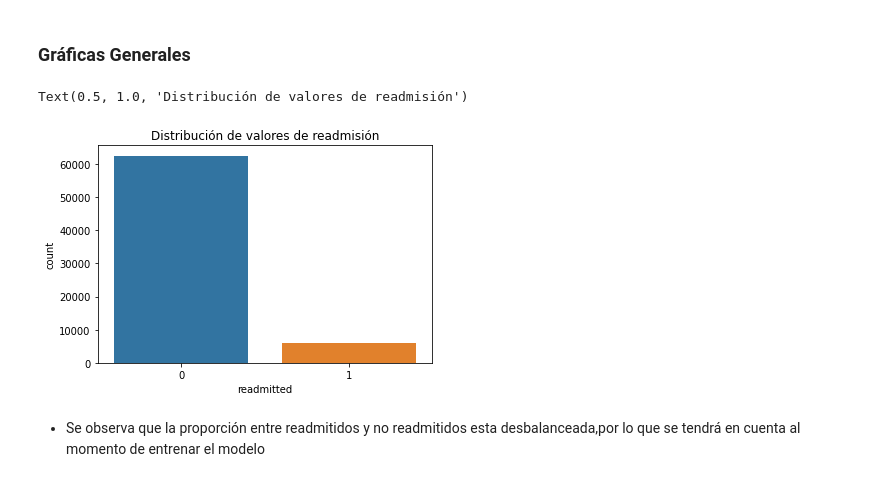
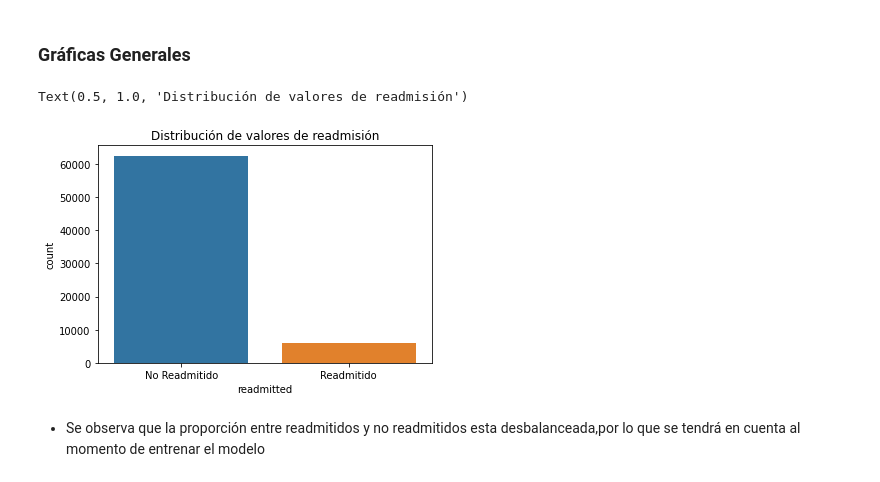
Before and after one commit to steven0197/ifood_diabetes, a Jupyter notebook: Diabetes_Ifood.ipynb, the cells around one changed output. Cells and saved outputs as stored; diff of their text form; code cells hidden in the pictures.

```diff
--- a/Diabetes_Ifood.ipynb
+++ b/Diabetes_Ifood.ipynb
@@ -874,10 +881,12 @@ Name: readmitted, dtype: int64
 # %% [markdown]
 ### Gráficas Generales
 # %%
-sns.countplot(x=diabetes['readmitted']).set_title('Distribución de valores de readmisión')
+sns.countplot(x=diabetes['readmitted'].map({
+  0: "No Readmitido",
+  1: "Readmitido"})).set_title('Distribución de valores de readmisión')
 # %% [output]
 Text(0.5, 1.0, 'Distribución de valores de readmisión')
-[figure, old version]
+[figure, new version]
 # %% [markdown]
 * Se observa que la proporción entre readmitidos y no readmitidos esta desbalanceada,por lo que se tendrá en cuenta al momento de entrenar el modelo
 # %%
```
Also changed, not shown: parts of 1 cell of this notebook, 5 other files.
